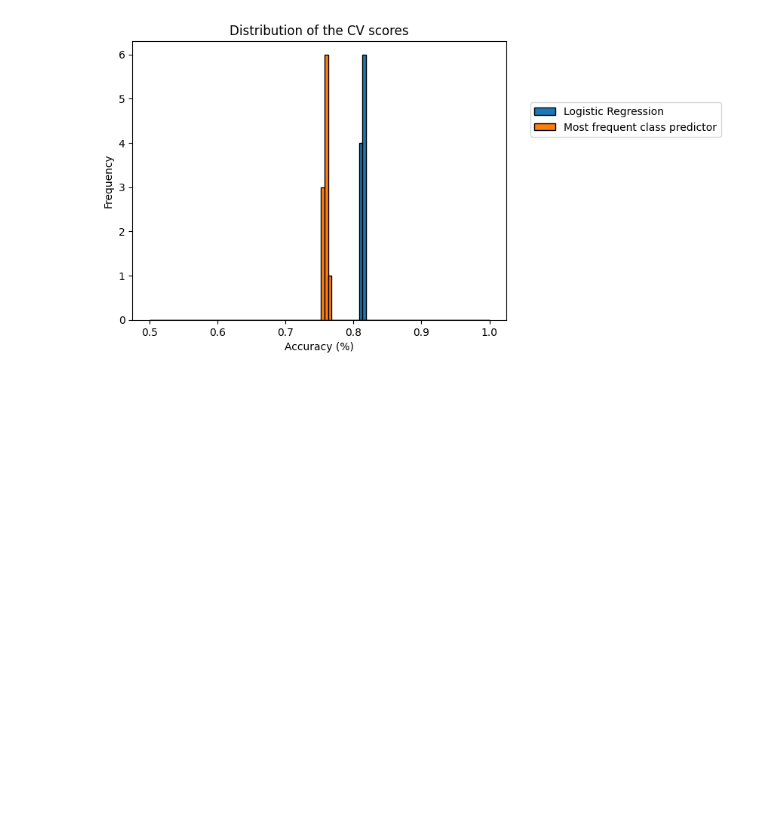
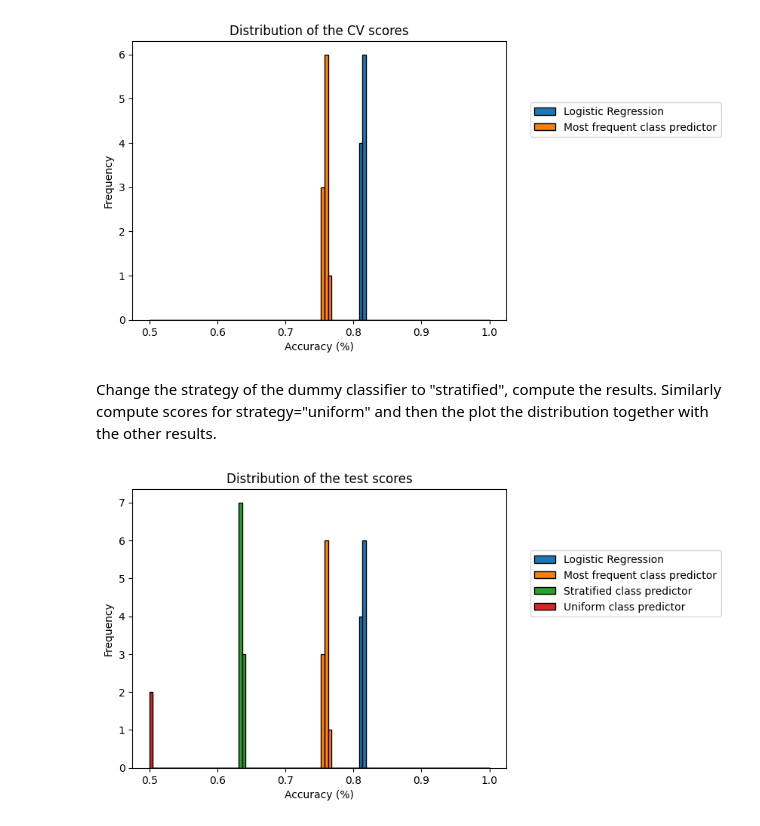
Before and after one commit to Renadalju/W3, a Jupyter notebook: notebooks/Exercise M7.01.ipynb, the cells around one changed output. Drawn from its saved outputs; the diff is of its cells as text; code cells hidden in the pictures; blank space fills up the shorter version.

Commit message:
solve M7.01: Change the strategy of the dummy classifier to "stratified", "uniform" and then the plot the distribution together

```diff
--- a/notebooks/Exercise M7.01.ipynb
+++ b/notebooks/Exercise M7.01.ipynb
@@ -103,3 +103,38 @@ plt.xlabel("Accuracy (%)")
 _ = plt.title("Distribution of the CV scores")
 # %% [output]
 [figure]
+# %% [markdown]
+Change the strategy of the dummy classifier to "stratified", compute the results. Similarly compute scores for strategy="uniform" and then the plot the distribution together with the other results.
+# %%
+stratified_dummy = DummyClassifier(strategy="stratified")
+cv_results_stratified = cross_validate(
+    stratified_dummy, data, target, cv=cv, n_jobs=2
+)
+test_score_dummy_stratified = pd.Series(
+    cv_results_stratified["test_score"], name="Stratified class predictor"
+)
+# %%
+uniform_dummy = DummyClassifier(strategy="uniform")
+cv_results_uniform = cross_validate(
+    uniform_dummy, data, target, cv=cv, n_jobs=2
+)
+test_score_dummy_uniform = pd.Series(
+    cv_results_uniform["test_score"], name="Uniform class predictor"
+)
+# %%
+all_test_scores = pd.concat(
+    [
+        test_score_logistic_regression,
+        test_score_most_frequent,
+        test_score_dummy_stratified,
+        test_score_dummy_uniform,
+    ],
+    axis="columns",
+)
+# %%
+all_test_scores.plot.hist(bins=bins, edgecolor="black")
+plt.legend(bbox_to_anchor=(1.05, 0.8), loc="upper left")
+plt.xlabel("Accuracy (%)")
+_ = plt.title("Distribution of the test scores")
+# %% [output]
+[figure, added]
```
